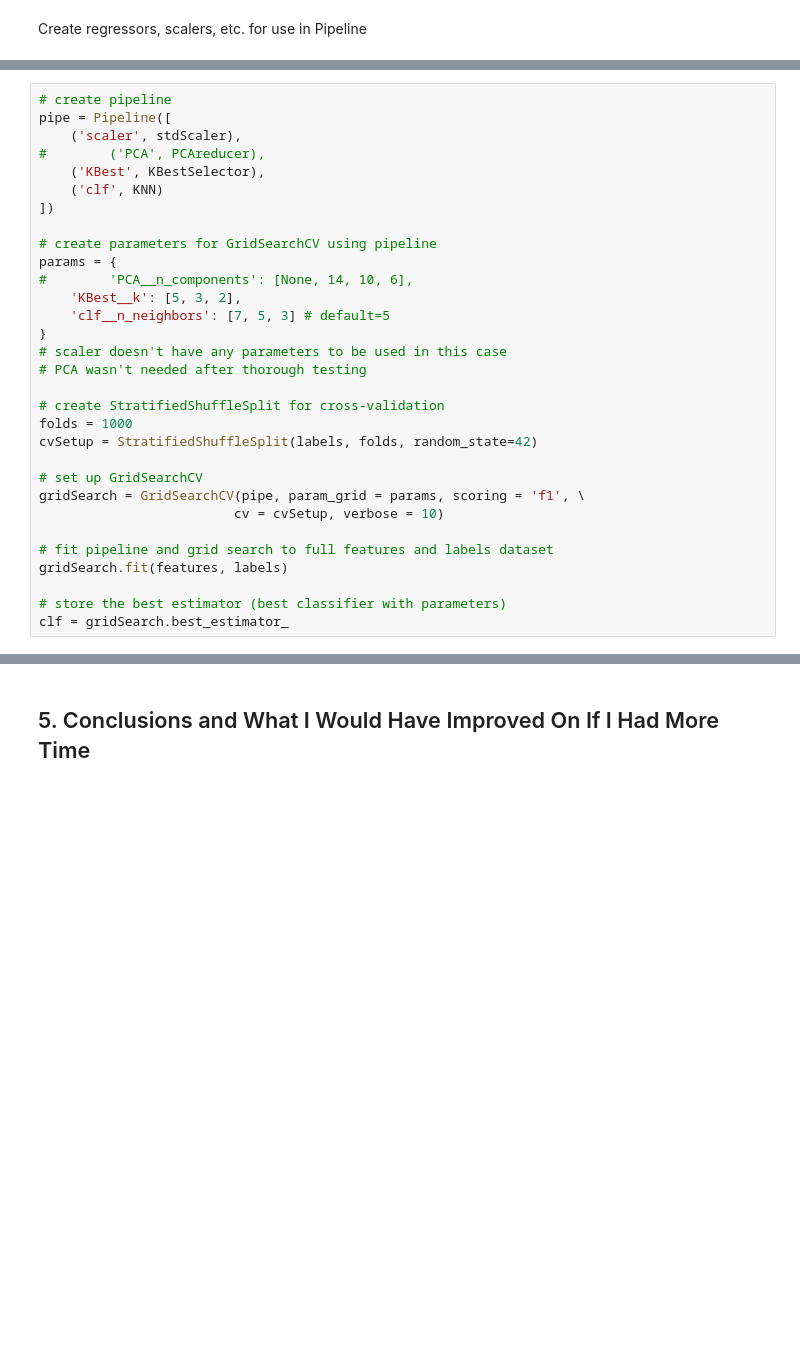
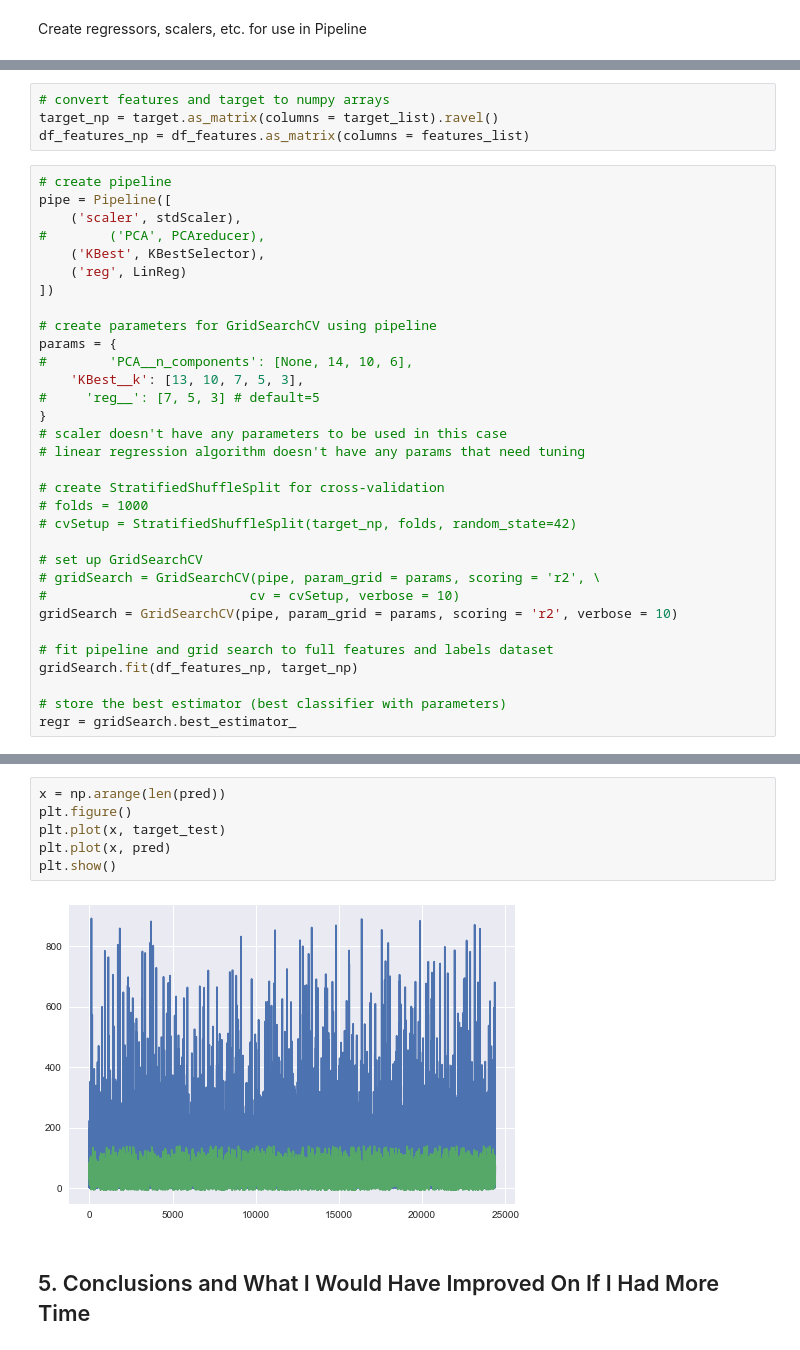
Before and after one commit to swekul/RetailSales_CaseStudy, a Jupyter notebook: RetailSales_DemandForecasting_McRoberts.ipynb, the cells around one changed output, grey strips where cells are left out. Saved outputs shown, nothing was run; the diff lists cells and outputs as text; blank space fills up the shorter version.

Commit message:
feat: Initial regression functional
Fit quality is poor with linear regression.

```diff
--- a/RetailSales_DemandForecasting_McRoberts.ipynb
+++ b/RetailSales_DemandForecasting_McRoberts.ipynb
@@ -547,31 +553,36 @@ Create Pipeline including the machine learning tools I want to evaluate and the
+# %%
+# convert features and target to numpy arrays
+target_np = target.as_matrix(columns = target_list).ravel()
+df_features_np = df_features.as_matrix(columns = features_list)
 # %%
 # create pipeline
 pipe = Pipeline([
     ('scaler', stdScaler),
 #        ('PCA', PCAreducer),
     ('KBest', KBestSelector),
-    ('clf', KNN)
+    ('reg', LinReg)
 ])
 
 # create parameters for GridSearchCV using pipeline
 params = {
 #        'PCA__n_components': [None, 14, 10, 6],
-    'KBest__k': [5, 3, 2],
-    'clf__n_neighbors': [7, 5, 3] # default=5
+    'KBest__k': [13, 10, 7, 5, 3],
+#     'reg__': [7, 5, 3] # default=5
 }
 # scaler doesn't have any parameters to be used in this case
-# PCA wasn't needed after thorough testing
+# linear regression algorithm doesn't have any params that need tuning
 
 # create StratifiedShuffleSplit for cross-validation
-folds = 1000
-cvSetup = StratifiedShuffleSplit(labels, folds, random_state=42)
+# folds = 1000
+# cvSetup = StratifiedShuffleSplit(target_np, folds, random_state=42)
 
 # set up GridSearchCV
-gridSearch = GridSearchCV(pipe, param_grid = params, scoring = 'f1', \
-                         cv = cvSetup, verbose = 10)
+# gridSearch = GridSearchCV(pipe, param_grid = params, scoring = 'r2', \
+#                          cv = cvSetup, verbose = 10)
+gridSearch = GridSearchCV(pipe, param_grid = params, scoring = 'r2', verbose = 10)
 
 # fit pipeline and grid search to full features and labels dataset
-gridSearch.fit(features, labels)
+gridSearch.fit(df_features_np, target_np)
 
 # store the best estimator (best classifier with parameters)
-clf = gridSearch.best_estimator_
+regr = gridSearch.best_estimator_
@@ -605,3 +666,11 @@ print 'F1 Score:', f1_score(pred, labels_test)
+# %%
+x = np.arange(len(pred))
+plt.figure()
+plt.plot(x, target_test)
+plt.plot(x, pred)
+plt.show()
+# %% [output]
+[figure, added]
 # %% [markdown]
 ## 5. Conclusions and What I Would Have Improved On If I Had More Time
 # %% [markdown]
```
Also changed, not shown: parts of 7 cells of this notebook.
